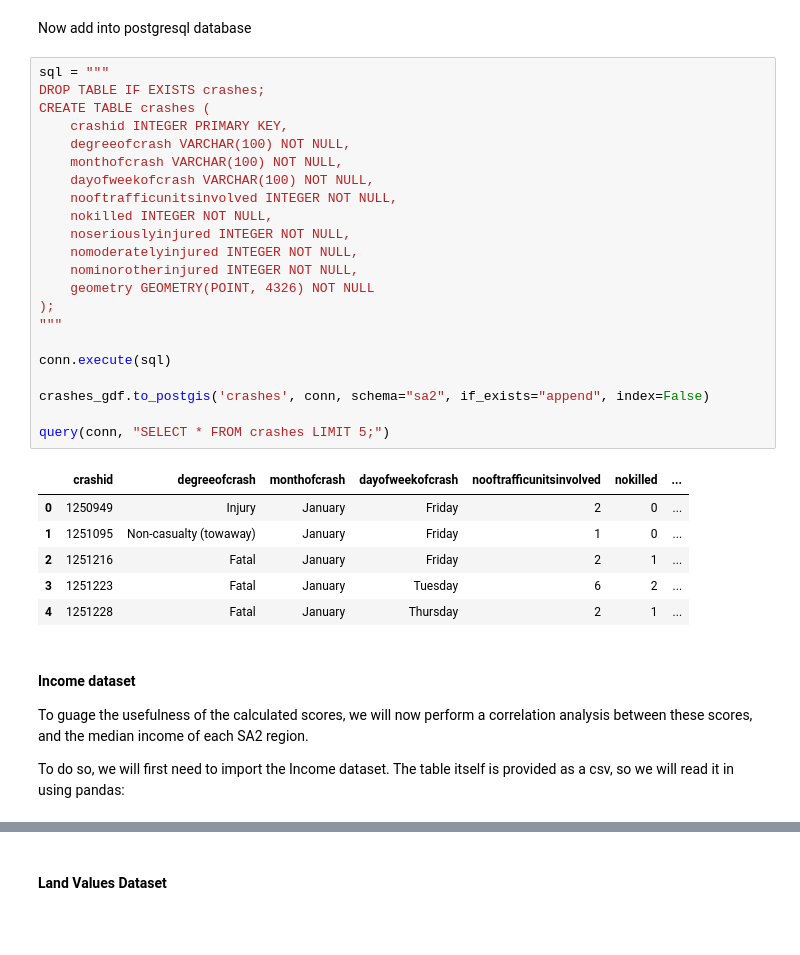
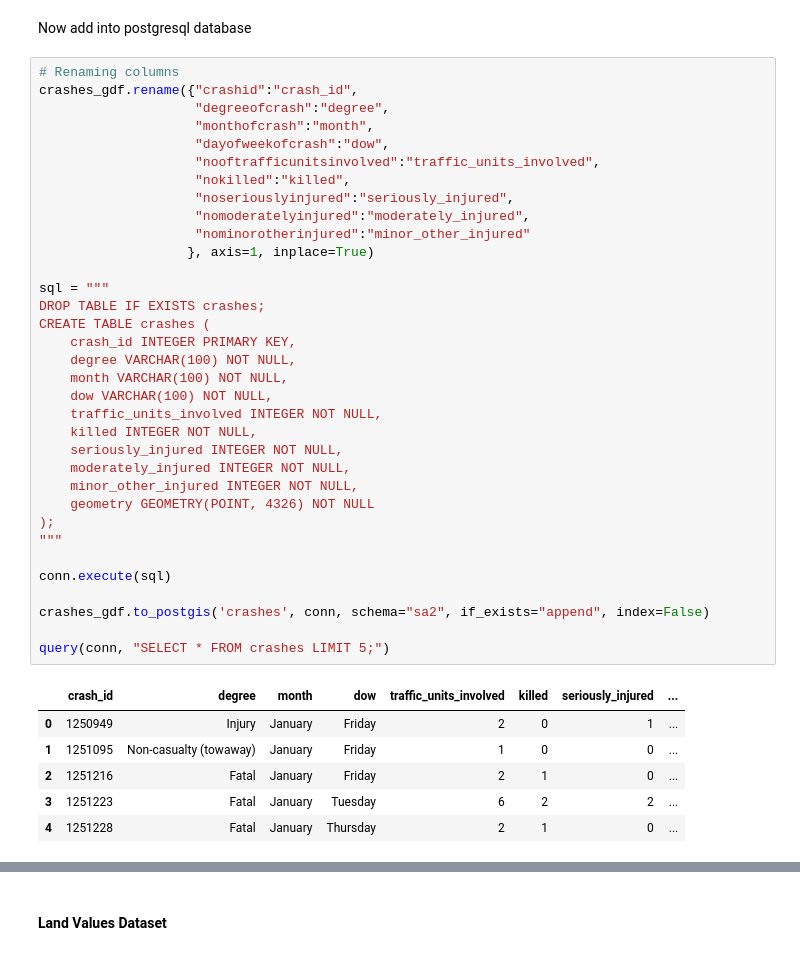
Before and after one commit to FixItChris/DATA2901, a Jupyter notebook: Report.ipynb, the cells around one changed output, grey strips where cells are left out. Cells and saved outputs as stored; diff of their text form; blank space fills up the shorter version.

```diff
--- a/Report.ipynb
+++ b/Report.ipynb
@@ -1258,36 +1258,43 @@ crashes_gdf.head()
 # %% [markdown]
 Now add into postgresql database
 # %%
+# Renaming columns
+crashes_gdf.rename({"crashid":"crash_id",
+                    "degreeofcrash":"degree",
+                    "monthofcrash":"month",
+                    "dayofweekofcrash":"dow",
+                    "nooftrafficunitsinvolved":"traffic_units_involved",
+                    "nokilled":"killed",
+                    "noseriouslyinjured":"seriously_injured",
+                    "nomoderatelyinjured":"moderately_injured",
+                    "nominorotherinjured":"minor_other_injured"
+                   }, axis=1, inplace=True)
+
 sql = """
 DROP TABLE IF EXISTS crashes;
 CREATE TABLE crashes (
-    crashid INTEGER PRIMARY KEY,
-    degreeofcrash VARCHAR(100) NOT NULL,
-    monthofcrash VARCHAR(100) NOT NULL,
-    dayofweekofcrash VARCHAR(100) NOT NULL,
-    nooftrafficunitsinvolved INTEGER NOT NULL,
-    nokilled INTEGER NOT NULL,
-    noseriouslyinjured INTEGER NOT NULL,
-    nomoderatelyinjured INTEGER NOT NULL,
-    nominorotherinjured INTEGER NOT NULL,
+    crash_id INTEGER PRIMARY KEY,
+    degree VARCHAR(100) NOT NULL,
+    month VARCHAR(100) NOT NULL,
+    dow VARCHAR(100) NOT NULL,
+    traffic_units_involved INTEGER NOT NULL,
+    killed INTEGER NOT NULL,
+    seriously_injured INTEGER NOT NULL,
+    moderately_injured INTEGER NOT NULL,
+    minor_other_injured INTEGER NOT NULL,
     geometry GEOMETRY(POINT, 4326) NOT NULL
 );
 """
 
 conn.execute(sql)
 
 crashes_gdf.to_postgis('crashes', conn, schema="sa2", if_exists="append", index=False)
 
 query(conn, "SELECT * FROM crashes LIMIT 5;")
 # %% [output]
-|  | crashid | degreeofcrash | monthofcrash | dayofweekofcrash | nooftrafficunitsinvolved | nokilled | ... |
-| 0 | 1250949 | Injury | January | Friday | 2 | 0 | ... |
-| 1 | 1251095 | Non-casualty (towaway) | January | Friday | 1 | 0 | ... |
-| 2 | 1251216 | Fatal | January | Friday | 2 | 1 | ... |
-| 3 | 1251223 | Fatal | January | Tuesday | 6 | 2 | ... |
-| 4 | 1251228 | Fatal | January | Thursday | 2 | 1 | ... |
+|  | crash_id | degree | month | dow | traffic_units_involved | killed | seriously_injured | ... |
+| 0 | 1250949 | Injury | January | Friday | 2 | 0 | 1 | ... |
+| 1 | 1251095 | Non-casualty (towaway) | January | Friday | 1 | 0 | 0 | ... |
+| 2 | 1251216 | Fatal | January | Friday | 2 | 1 | 0 | ... |
+| 3 | 1251223 | Fatal | January | Tuesday | 6 | 2 | 2 | ... |
+| 4 | 1251228 | Fatal | January | Thursday | 2 | 1 | 0 | ... |
-# %% [markdown]
-#### Income dataset
-To guage the usefulness of the calculated scores, we will now perform a correlation analysis between these scores, and the median income of each SA2 region.
-
-To do so, we will first need to import the Income dataset. The table itself is provided as a csv, so we will read it in using pandas:
```
Also changed, not shown: parts of 30 cells of this notebook, 1 other file.
